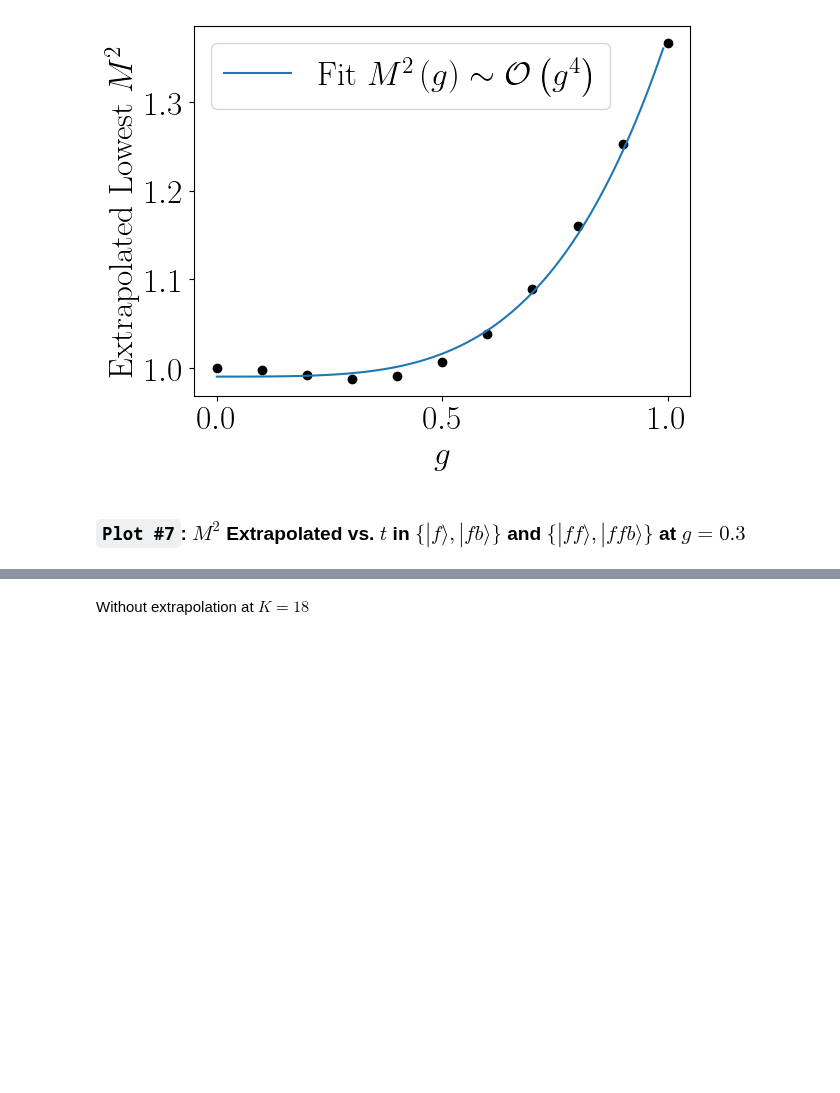
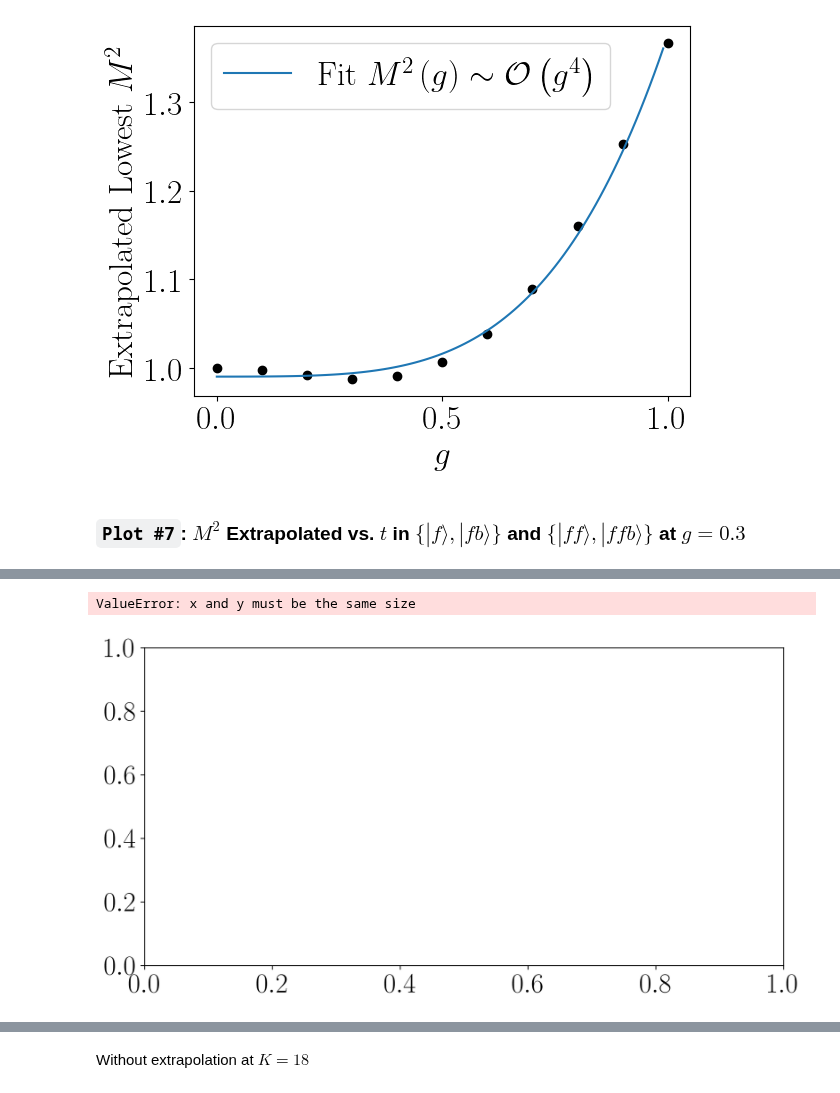
Before and after one commit to cgustin99/OpenParticle, a Jupyter notebook: models/Yukawa/plots.ipynb, the cells around one changed output, grey strips where cells are left out. Drawn from its saved outputs; the diff is of its cells as text; code cells hidden in the pictures; blank space fills up the shorter version.

```diff
--- a/models/Yukawa/plots.ipynb
+++ b/models/Yukawa/plots.ipynb
@@ -760,0 +889,31 @@ plt.savefig('../M2_vs_lambda.pdf')
+# %%
+lambdas = 1/np.sqrt(ts)
+colors = plt.cm.viridis(np.linspace(0, 1, len(np.array(ff_ffb_fits)[0][np.array(ff_ffb_fits)[0] != None])))
+
+plt.figure(figsize=(10,5), dpi=200)
+plt.scatter(lambdas, f_fb_fits, color = 'seagreen', s = 100)
+
+for i, curve in enumerate(np.array(ff_ffb_fits).T):
+    # plt.scatter(lambdas, np.array(curve), color = colors[i])
+    if i == 0:
+        plt.scatter(lambdas, np.array(curve), marker = 'o', color = 'dodgerblue', s = 100)
+    else:
+        plt.scatter(lambdas, np.array(curve), marker = '_', color = 'k', s = 200)
+plt.axhline(y = mf**2, color = 'green', linestyle = '--', alpha = 0.7, linewidth = 2,zorder = -1)
+plt.axhline(y = 4*mf**2, color = 'blue', linestyle = '--', alpha = 0.7, linewidth = 2,zorder = -1)
+plt.axhline(y=min(nonrelativistic_yukawa(0.3, mf, mb)) * 2*2*mf + (2*mf)**2, color='r', alpha = 0.7,linestyle = '--', linewidth = 2, zorder = -1)
+# plt.plot(lambdas, ff_ffb_fits, 'ro')
+# plt.ylabel(r"$\lim\limits_{K \rightarrow \infty} M^2$")
+plt.ylabel(f"$M^2(K = {plot_7_max_K})$")
+plt.xlabel(f"$\lambda$")
+plt.xscale('log')
+plt.tight_layout()
+plt.ylim(0, 7)
+plt.xticks(lambdas)
+# plt.yscale('symlog')
+# plt.legend()
+plt.savefig('../M2_vs_lambda.pdf')
+plt.show()
+# %% [output]
+ValueError: x and y must be the same size
+[figure, added]
```
Also changed, not shown: parts of 27 cells of this notebook.
